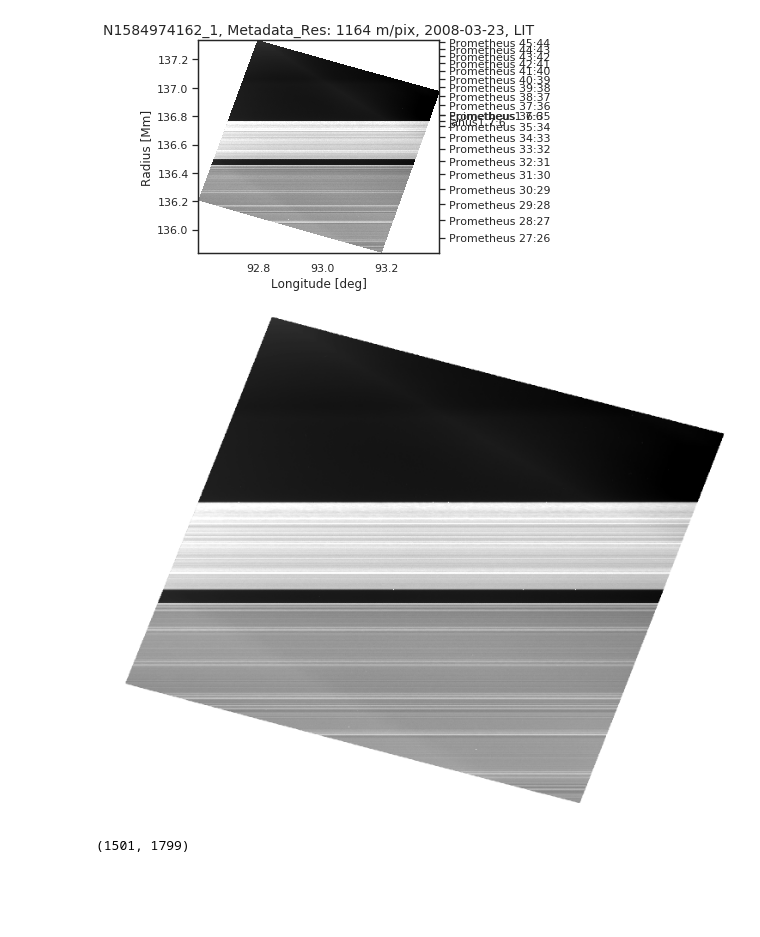
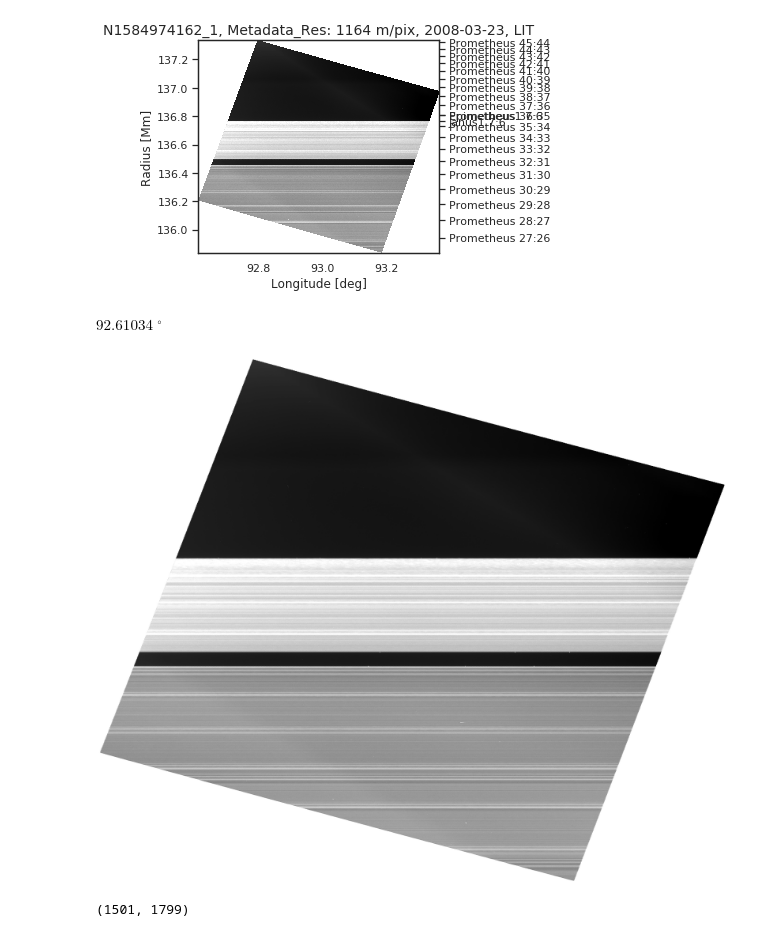
Before and after one commit to chab5881/Saturn_rings, a Jupyter notebook: Single_Image_Plotting.ipynb, the cells around one changed output. Saved outputs shown, nothing was run; the diff lists cells and outputs as text; code cells hidden in the pictures; blank space fills up the shorter version.

Commit message:
Finally made plot and images w/o axes or white space

```diff
--- a/Single_Image_Plotting.ipynb
+++ b/Single_Image_Plotting.ipynb
@@ -12,3 +19,9 @@ RingCube??
+# %%
+#RingCube??
+test1??
+test1.minlon
+# %% [output]
+$92.61034 \; \mathrm{{}^{\circ}}$
 # %%
 #Setting up the data array to plot
 data = test1.img
@@ -16,14 +29,28 @@ extent_val = test1.extent
 min_, max_ = np.percentile(data[~np.isnan(data)], (1, 99))
 # %%
 #Using plt.savefig
-fig = plt.figure(figsize=(1799/100,1501/100), dpi=100, frameon=False)
-ax = fig.add_subplot(1, 1, 1)
+#fig = plt.figure(figsize=(1799/100,1501/100), dpi=100, frameon=False)
+#fig = plt.figure(figsize=(22.30462,19.40569), dpi=100, frameon=False)
+fig = plt.figure(dpi=100, frameon=False)
+#ax = fig.add_subplot(1, 1, 1)
+ax = plt.axes([0,0,1,1])
+fig.set_size_inches(17.99,15.01)
+ax.get_xaxis().set_visible(False)
+ax.get_yaxis().set_visible(False)
+plt.axis('off')
+#fig.set_size_inches(22.30462,19.40569)
 plt.imshow(data, extent=extent_val, cmap='gray', vmin=min_, vmax=max_, interpolation='none', origin='lower', aspect='auto')
-plt.axis('off')
-fig.savefig('test1_savefig.png', dpi=100, format='png', frameon=False, bbox_inches='tight', pad_inches=0)
+plt.ylim([135.833,137.33388])
+#plt.xlim([0,1799])
+#print(plt.xlim())
+#print(plt.ylim())
+#plt.ylim([0,1501])
+plt.xlim([92.61034,93.364817])
+plt.savefig('test1_savefig.png', dpi=100, format='png', bbox_inches='tight', frameon=False, pad_inches=0)
+
 plt.show()
 # %% [output]
-[figure, old version]
+[figure, new version]
 # %%
 #Using plt.imsave
 plt.imsave('test1_imsave.png',data,vmin=min_,vmax=max_,cmap='gray',format='png',origin='lower')
```
Also changed, not shown: parts of 6 cells of this notebook, 2 other files.
